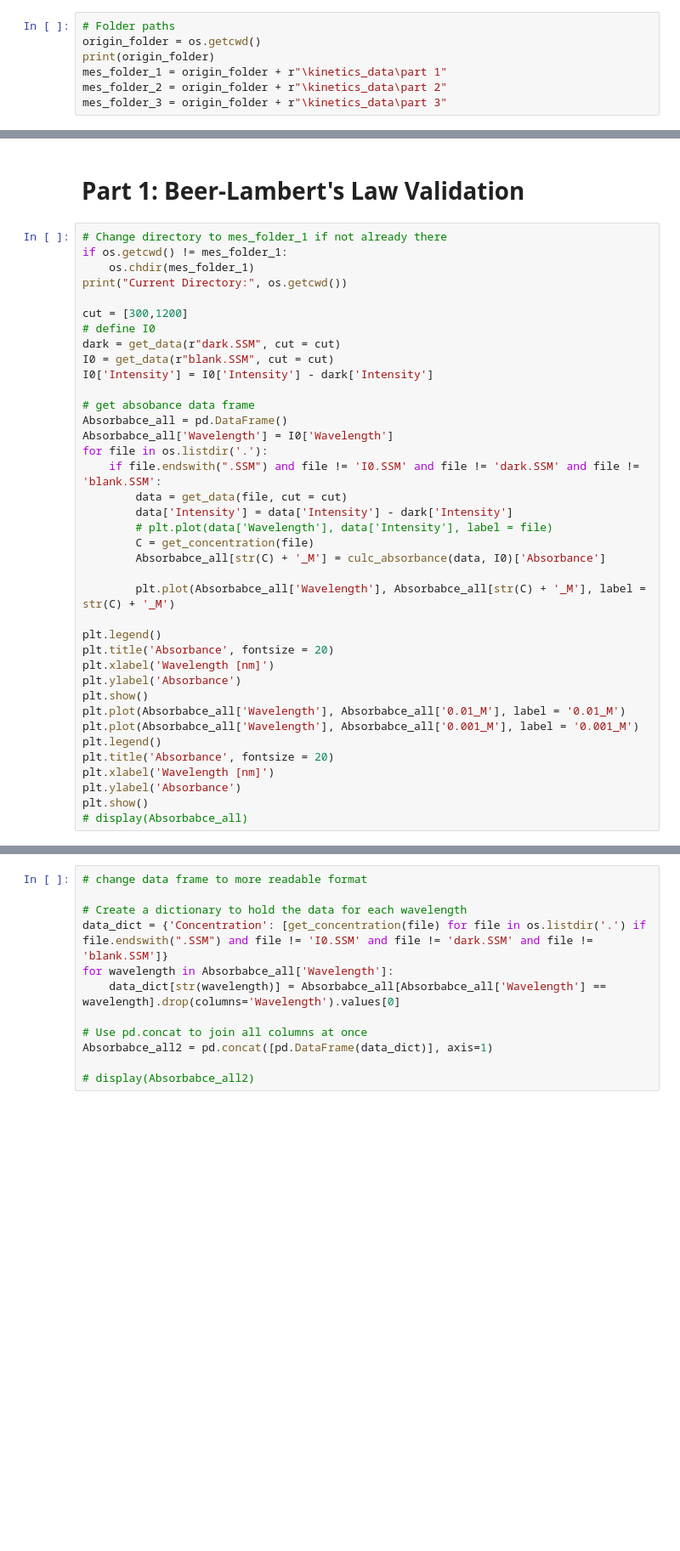
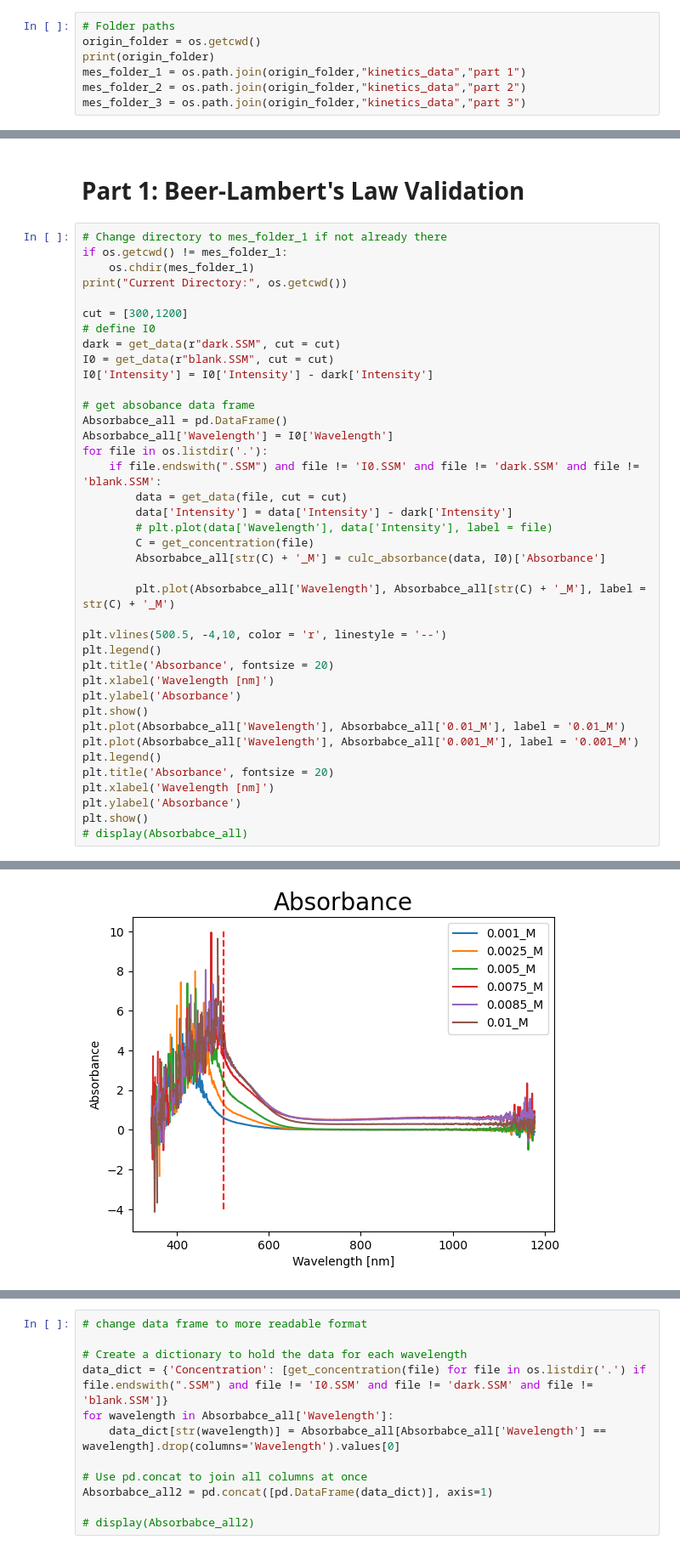
Before and after one commit to YehonathanBarda/PhyChemLab, a Jupyter notebook: Kinetics.ipynb, the cells around one changed output, grey strips where cells are left out. Shown at 85% size. Cells and saved outputs as stored; diff of their text form; blank space fills up the shorter version.

```diff
--- a/Kinetics.ipynb
+++ b/Kinetics.ipynb
@@ -16,6 +16,6 @@ from scipy.optimize import curve_fit
 # Folder paths
 origin_folder = os.getcwd()
 print(origin_folder)
-mes_folder_1 = origin_folder + r"\kinetics_data\part 1"
-mes_folder_2 = origin_folder + r"\kinetics_data\part 2"
-mes_folder_3 = origin_folder + r"\kinetics_data\part 3"
+mes_folder_1 = os.path.join(origin_folder,"kinetics_data","part 1")
+mes_folder_2 = os.path.join(origin_folder,"kinetics_data","part 2")
+mes_folder_3 = os.path.join(origin_folder,"kinetics_data","part 3")
@@ -153,6 +151,7 @@ for file in os.listdir('.'):
 
         plt.plot(Absorbabce_all['Wavelength'], Absorbabce_all[str(C) + '_M'], label = str(C) + '_M')
 
+plt.vlines(500.5, -4,10, color = 'r', linestyle = '--')
 plt.legend()
 plt.title('Absorbance', fontsize = 20)
 plt.xlabel('Wavelength [nm]')
@@ -166,3 +165,4 @@ plt.xlabel('Wavelength [nm]')
 plt.ylabel('Absorbance')
 plt.show()
 # display(Absorbabce_all)
+# %% [output]
@@ -168,0 +170 @@ plt.show()
+[figure, added]
```
Also changed, not shown: parts of 6 cells of this notebook, 8 other files.
